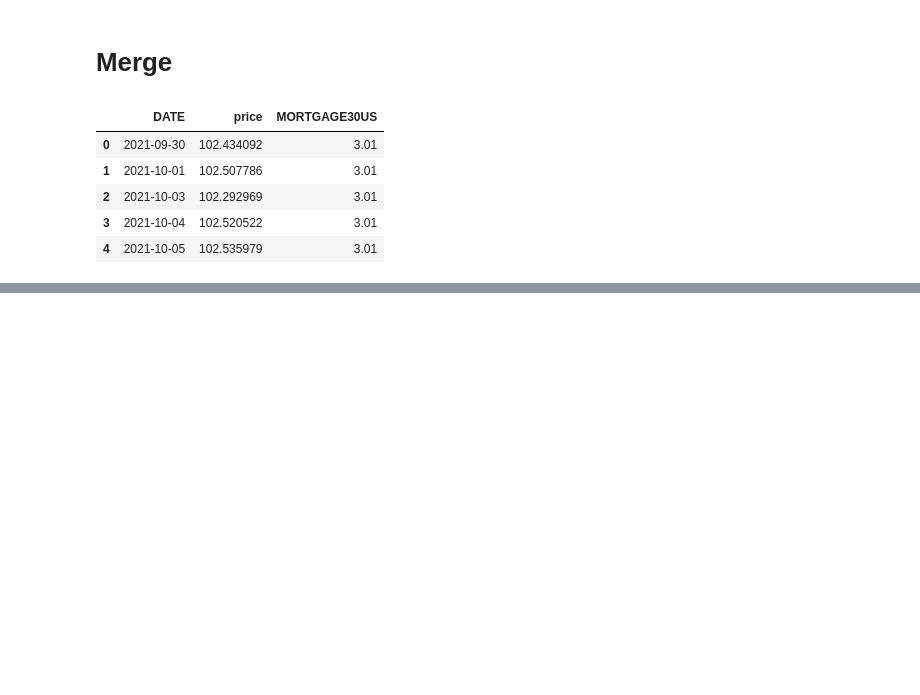
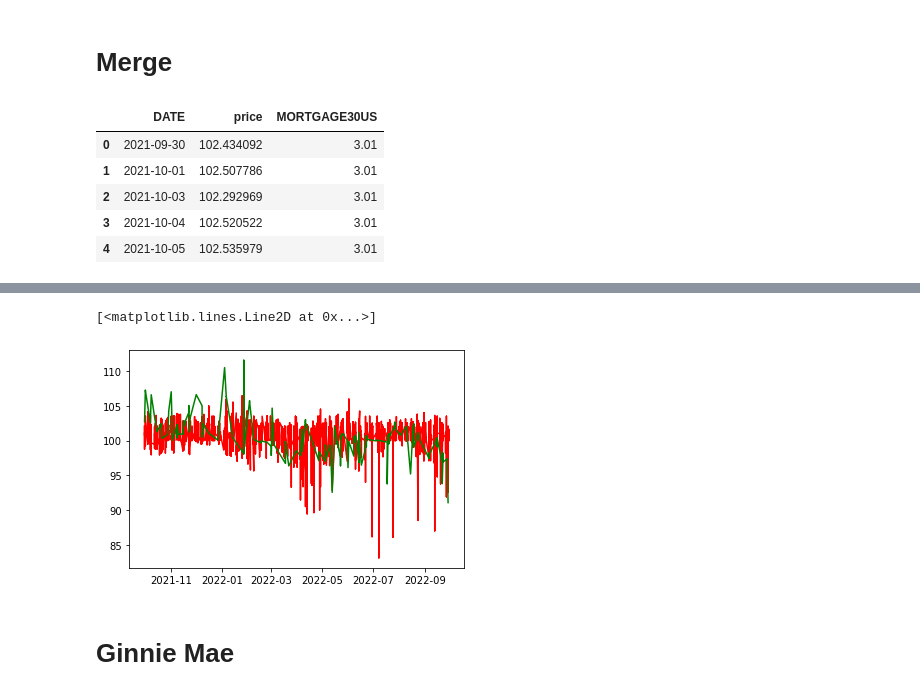
Before and after one commit to sneznanov/Financial-Econ, a Jupyter notebook: TBA Analysis.ipynb, the cells around one changed output, grey strips where cells are left out. Saved outputs shown, nothing was run; the diff lists cells and outputs as text; code cells hidden in the pictures; blank space fills up the shorter version.

```diff
--- a/TBA Analysis.ipynb
+++ b/TBA Analysis.ipynb
@@ -378,0 +535,8 @@ Text(0.5, 0.98, 'MBS Price vs 15-Year Mortgage Interest Rates')
+# %%
+plt.plot(df_fn['DATE'], df_fn['price'], color='r', label='Fannie Mae')
+plt.plot(df2['DATE'], df2['price'], color='g', label='Freddie Mac')
+# %% [output]
+[<matplotlib.lines.Line2D at 0x...>]
+[figure, added]
+# %% [markdown]
+# Ginnie Mae
```
Also changed, not shown: parts of 54 cells of this notebook.
